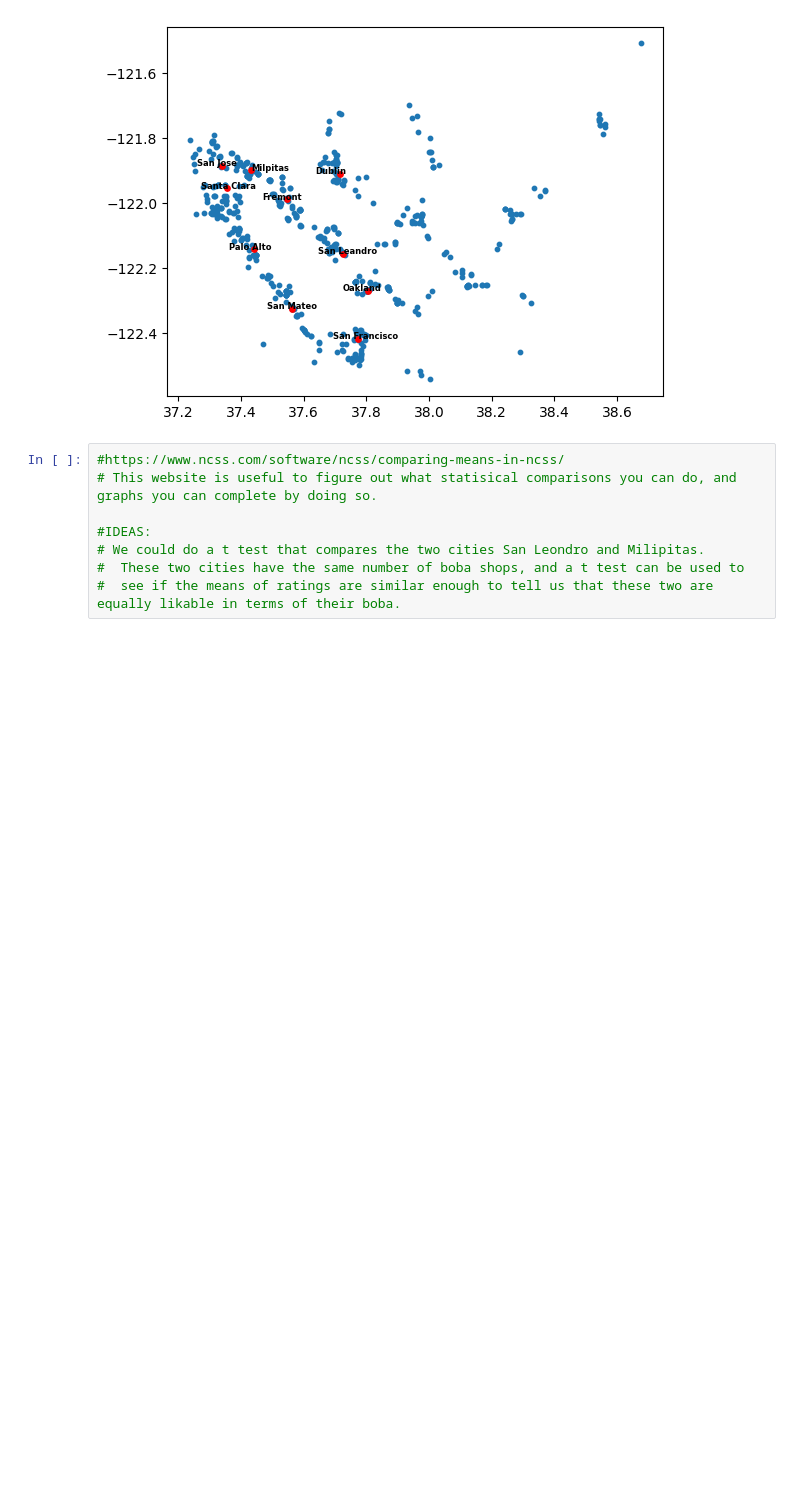
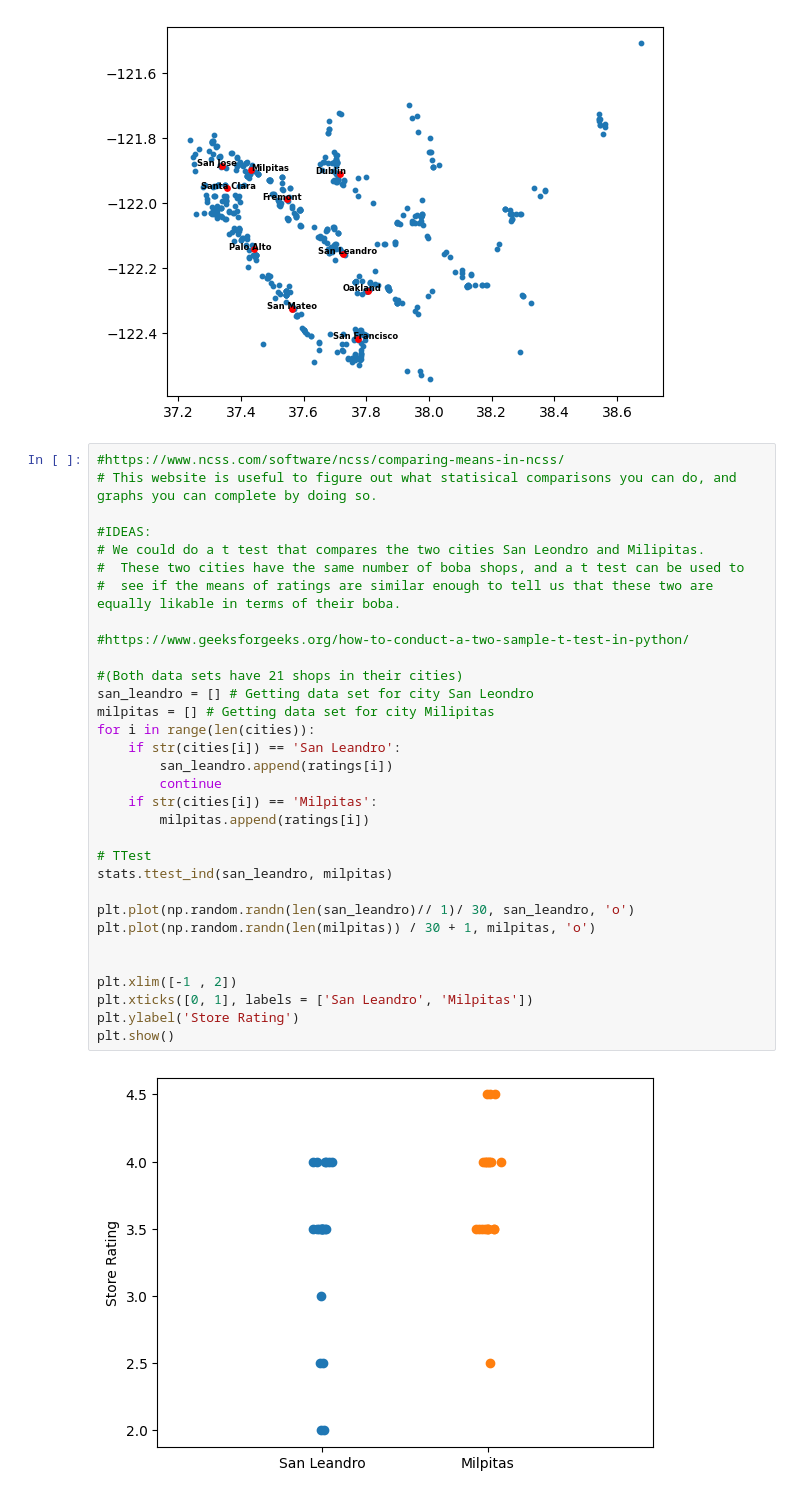
Before and after one commit to ChasePham/Bay-Area-Boba-Data-Visualizer, a Jupyter notebook: Bay_Area_DS_Vis.ipynb, the cells around one changed output. Drawn from its saved outputs; the diff is of its cells as text; blank space fills up the shorter version.

Commit message:
t test

```diff
--- a/Bay_Area_DS_Vis.ipynb
+++ b/Bay_Area_DS_Vis.ipynb
@@ -241,8 +244,34 @@ for current in city_coords:
 # %%
 #https://www.ncss.com/software/ncss/comparing-means-in-ncss/
 # This website is useful to figure out what statisical comparisons you can do, and graphs you can complete by doing so.
 
 #IDEAS:
 # We could do a t test that compares the two cities San Leondro and Milipitas.
 #  These two cities have the same number of boba shops, and a t test can be used to
 #  see if the means of ratings are similar enough to tell us that these two are equally likable in terms of their boba.
+
+#https://www.geeksforgeeks.org/how-to-conduct-a-two-sample-t-test-in-python/
+
+#(Both data sets have 21 shops in their cities)
+san_leandro = [] # Getting data set for city San Leondro
+milpitas = [] # Getting data set for city Milipitas
+for i in range(len(cities)):
+    if str(cities[i]) == 'San Leandro':
+        san_leandro.append(ratings[i])
+        continue
+    if str(cities[i]) == 'Milpitas':
+        milpitas.append(ratings[i])
+
+# TTest
+stats.ttest_ind(san_leandro, milpitas)
+
+plt.plot(np.random.randn(len(san_leandro)// 1)/ 30, san_leandro, 'o')
+plt.plot(np.random.randn(len(milpitas)) / 30 + 1, milpitas, 'o')
+
+
+plt.xlim([-1 , 2])
+plt.xticks([0, 1], labels = ['San Leandro', 'Milpitas'])
+plt.ylabel('Store Rating')
+plt.show()
+# %% [output]
+[figure, added]
```
Also changed, not shown: parts of 1 cell of this notebook.
